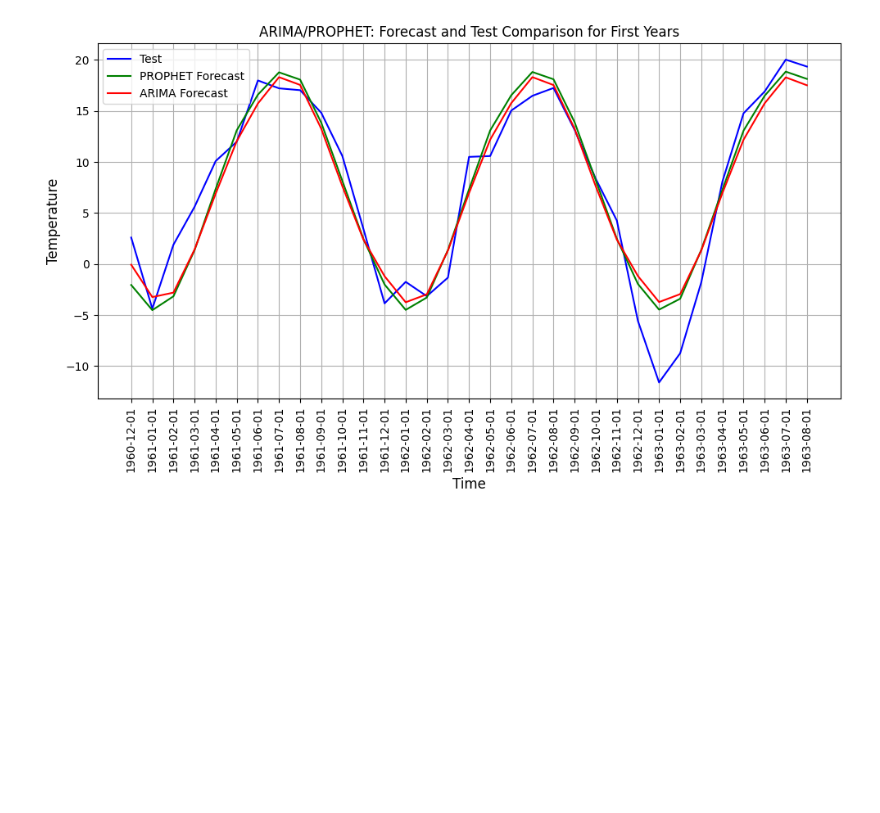
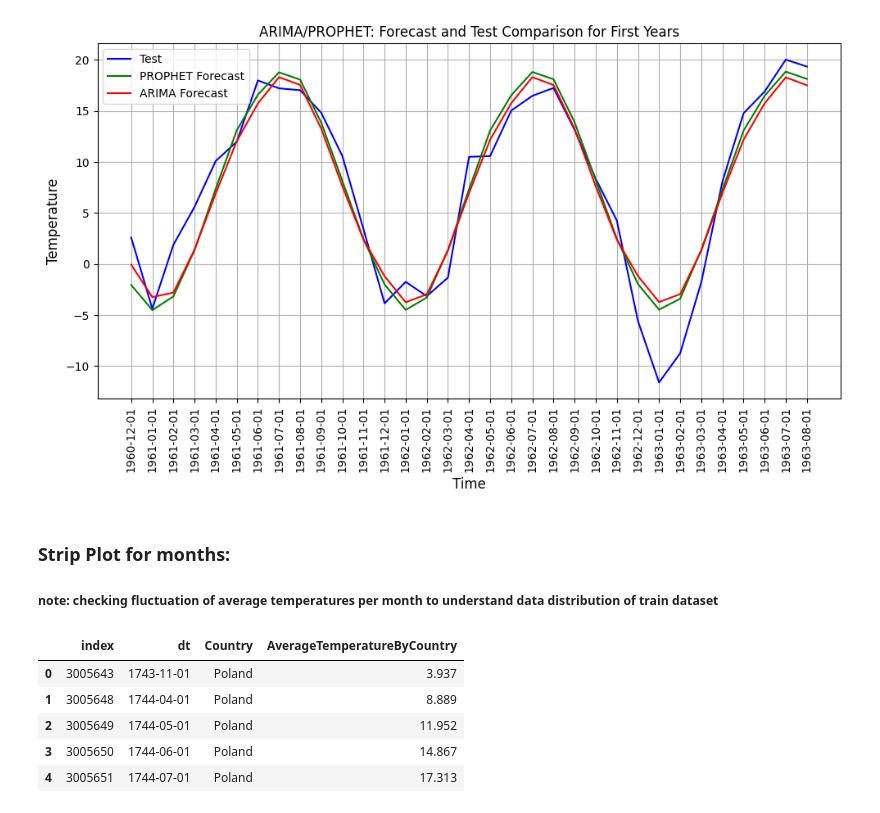
Before and after one commit to AnnaMrowca/ClimateChange, a Jupyter notebook: checks.ipynb, the cells around one changed output. Saved outputs shown, nothing was run; the diff lists cells and outputs as text; code cells hidden in the pictures; blank space fills up the shorter version.

```diff
--- a/checks.ipynb
+++ b/checks.ipynb
@@ -201,3 +217,15 @@ plt.tight_layout()
 plt.show()
 # %% [output]
 [figure]
+# %% [markdown]
+### Strip Plot for months:
+##### note: checking fluctuation of average temperatures per month to understand data distribution of train dataset
+# %%
+train.head()
+# %% [output]
+|  | index | dt | Country | AverageTemperatureByCountry |
+| 0 | 3005643 | 1743-11-01 | Poland | 3.937 |
+| 1 | 3005648 | 1744-04-01 | Poland | 8.889 |
+| 2 | 3005649 | 1744-05-01 | Poland | 11.952 |
+| 3 | 3005650 | 1744-06-01 | Poland | 14.867 |
+| 4 | 3005651 | 1744-07-01 | Poland | 17.313 |
```
Also changed, not shown: parts of 10 cells of this notebook.
